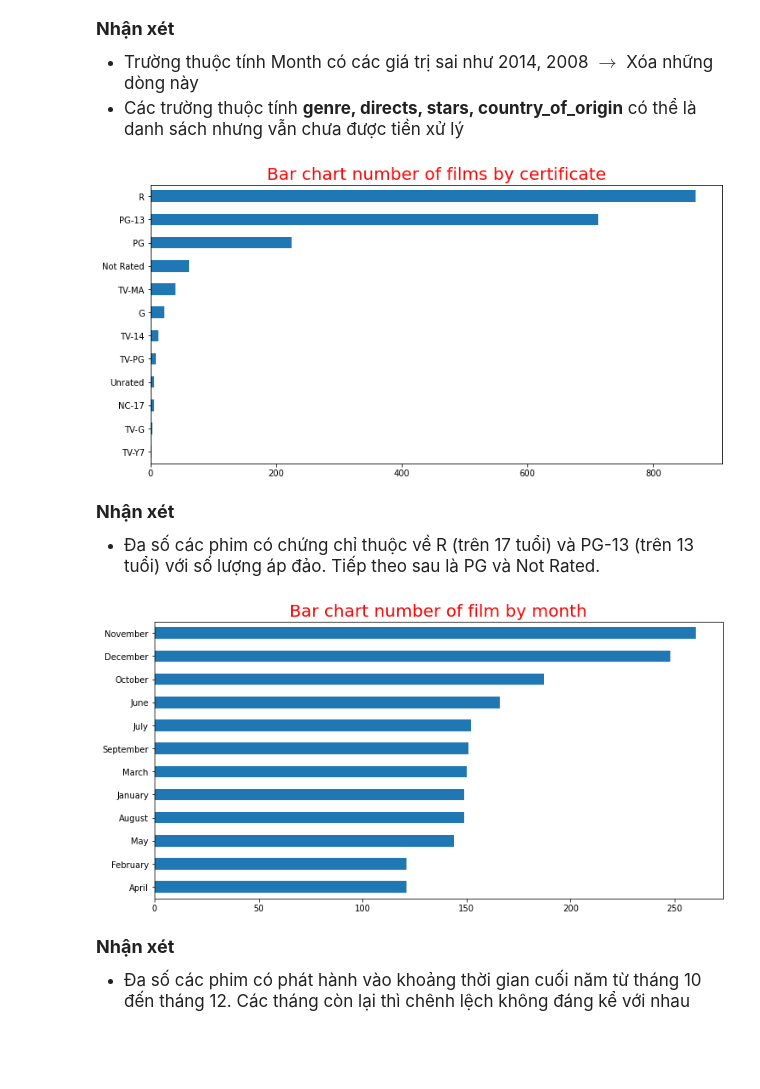
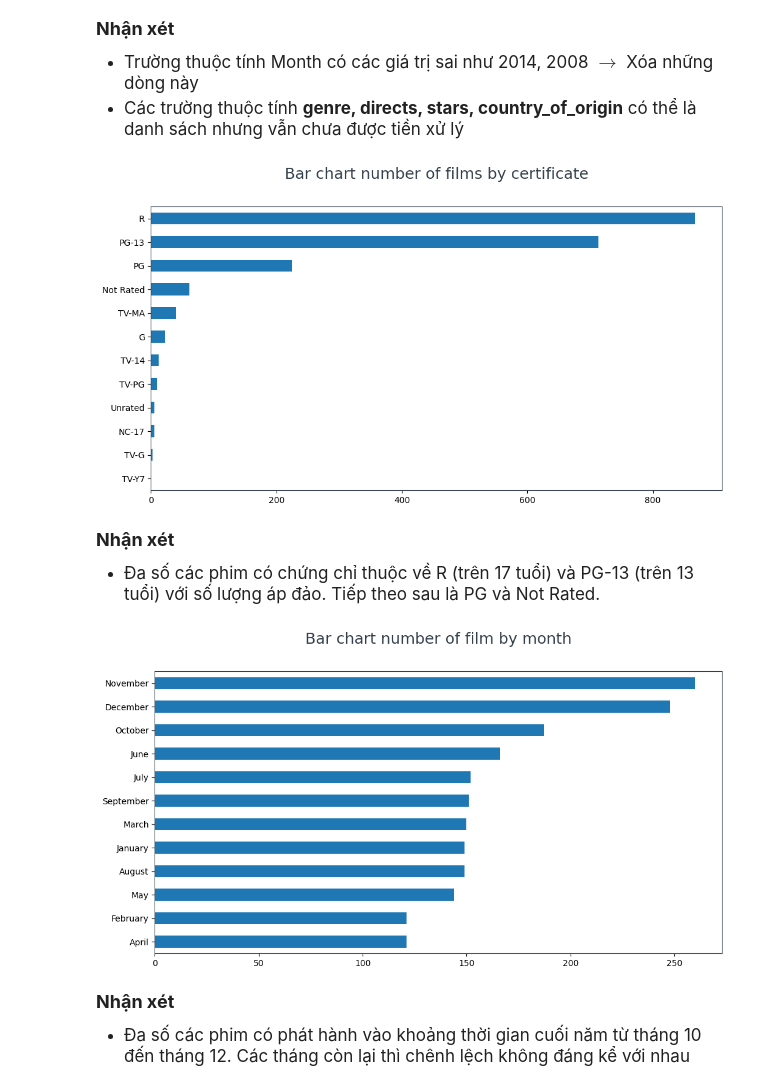
Before and after one commit to ShinNgao12/KHDL-UD, a Jupyter notebook: Lab01/Lab01.ipynb, the cells around one changed output. Drawn from its saved outputs; the diff is of its cells as text; code cells hidden in the pictures; blank space fills up the shorter version.

```diff
--- a/Lab01/Lab01.ipynb
+++ b/Lab01/Lab01.ipynb
@@ -215,17 +221,17 @@ movie_df = movie_df[(movie_df['Month'] != '2014')\
 # %%
 plt.rcParams['figure.figsize'] = 12,6
 movie_df['Certificate'].value_counts(ascending=True).plot.barh()
-plt.title('Bar chart number of films by certificate', fontsize=20 ,color='red');
+plt.title('Bar chart number of films by certificate', fontsize=18, y=1.08, color = '#333F4B');
 # %% [output]
-[figure, old version]
+[figure, new version]
 # %% [markdown]
 <span style="font-size:18px;font-family: Times New Roman;">**Nhận xét** </span>
 - <span style="font-size:17px;font-family: Times New Roman;">Đa số các phim có chứng chỉ thuộc về R (trên 17 tuổi) và PG-13 (trên 13 tuổi) với số lượng áp đảo. Tiếp theo sau là PG và Not Rated. </span>
 # %%
 movie_df['Month'].value_counts(ascending=True).plot.barh()
-plt.title('Bar chart number of film by month', fontsize=20 ,color='red');
+plt.title('Bar chart number of film by month', fontsize=18, y=1.08, color = '#333F4B');
 # %% [output]
-[figure, old version]
+[figure, new version]
 # %% [markdown]
 <span style="font-size:18px;font-family: Times New Roman;">**Nhận xét** </span>
 - <span style="font-size:17px;font-family: Times New Roman;">Đa số các phim có phát hành vào khoảng thời gian cuối năm từ tháng 10 đến tháng 12. Các tháng còn lại thì chênh lệch không đáng kể với nhau </span>
```
Also changed, not shown: parts of 59 cells of this notebook, 1 other file.
